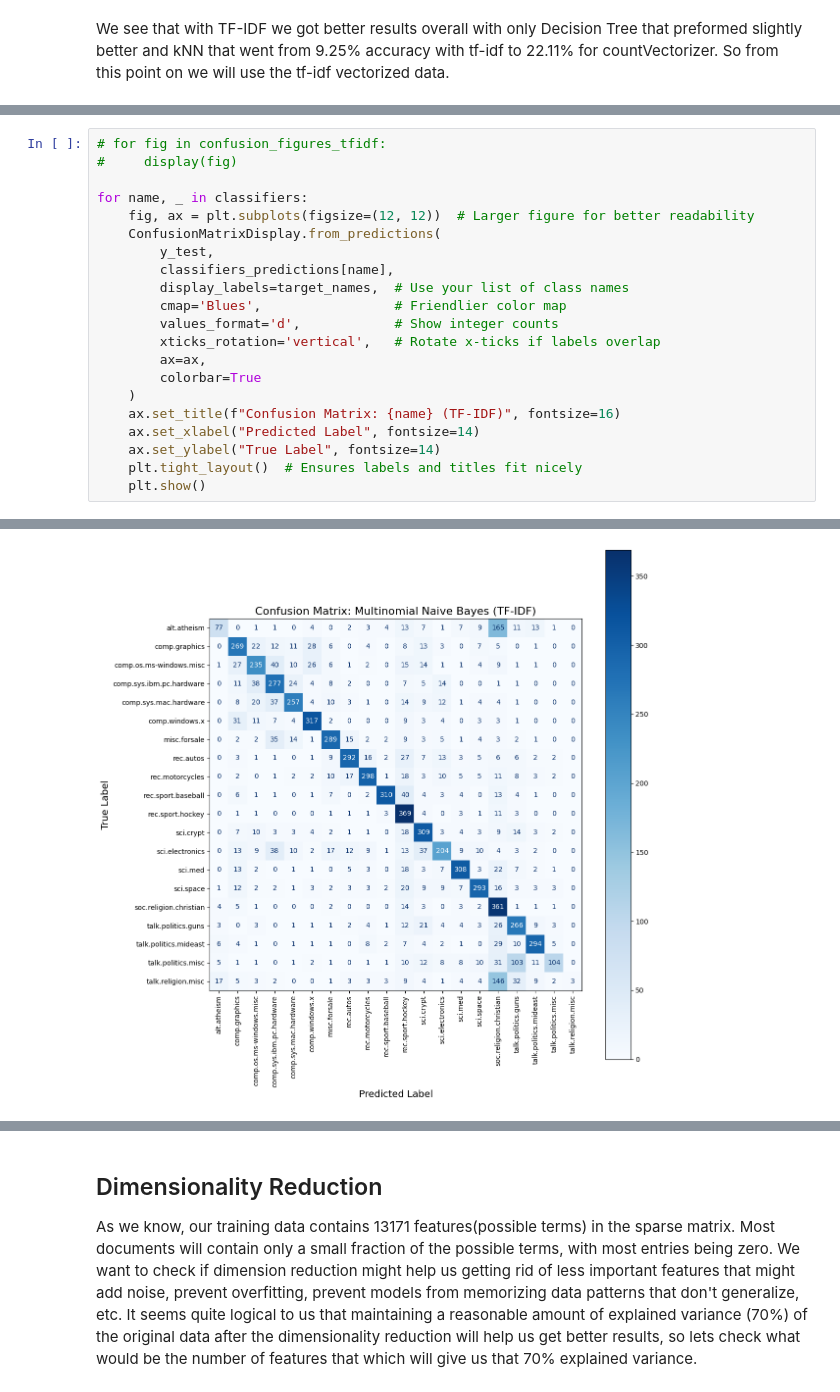
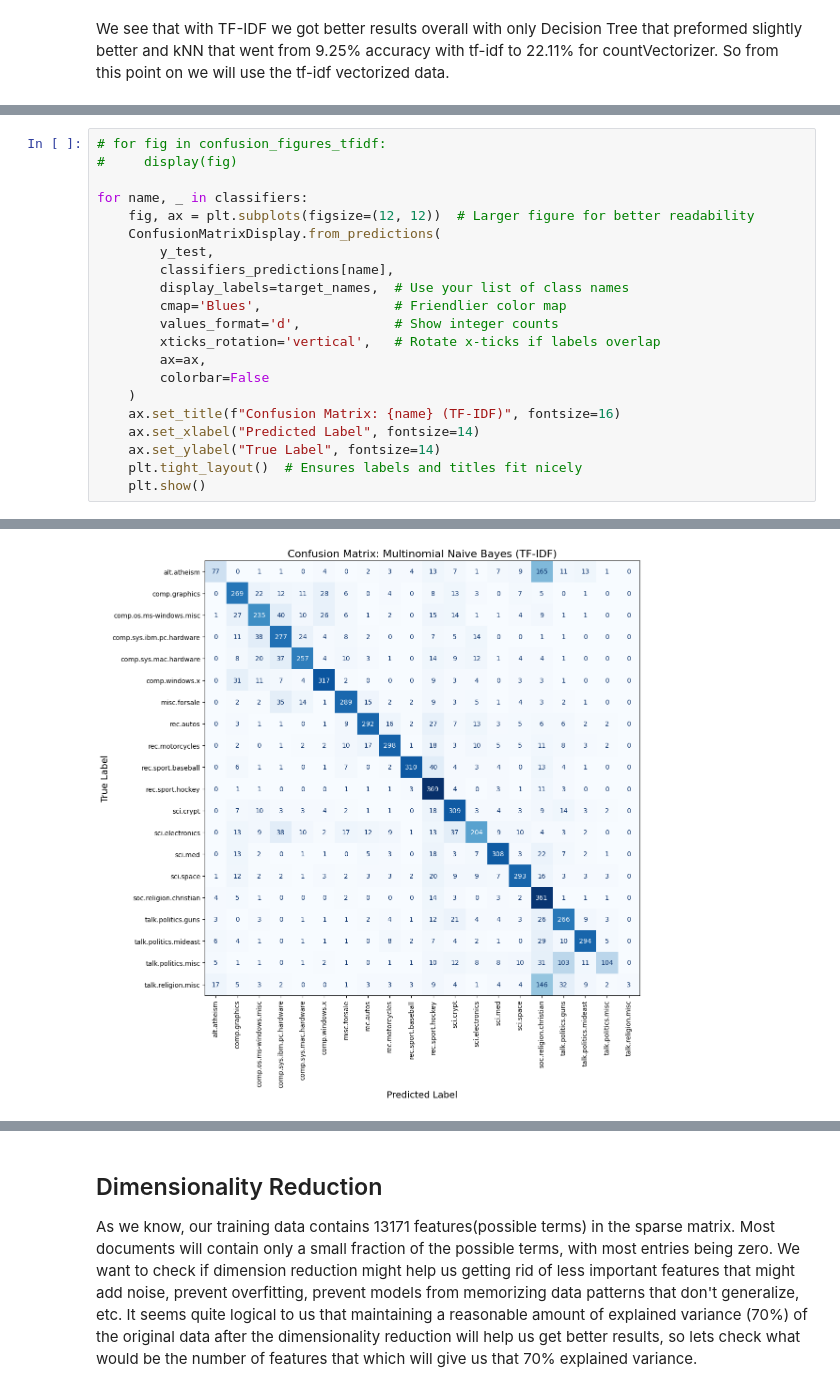
Before and after one commit to benami171/ML_FinalProject, a Jupyter notebook: project.ipynb, the cells around one changed output, grey strips where cells are left out. Drawn from its saved outputs; the diff is of its cells as text.

```diff
--- a/project.ipynb
+++ b/project.ipynb
@@ -383,7 +445,7 @@ for name, _ in classifiers:
         values_format='d',            # Show integer counts
         xticks_rotation='vertical',   # Rotate x-ticks if labels overlap
         ax=ax,
-        colorbar=True
+        colorbar=False
     )
     ax.set_title(f"Confusion Matrix: {name} (TF-IDF)", fontsize=16)
     ax.set_xlabel("Predicted Label", fontsize=14)
@@ -400 +462 @@ for name, _ in classifiers:
-[figure, old version]
+[figure, new version]
```
Also changed, not shown: parts of 12 cells of this notebook.
